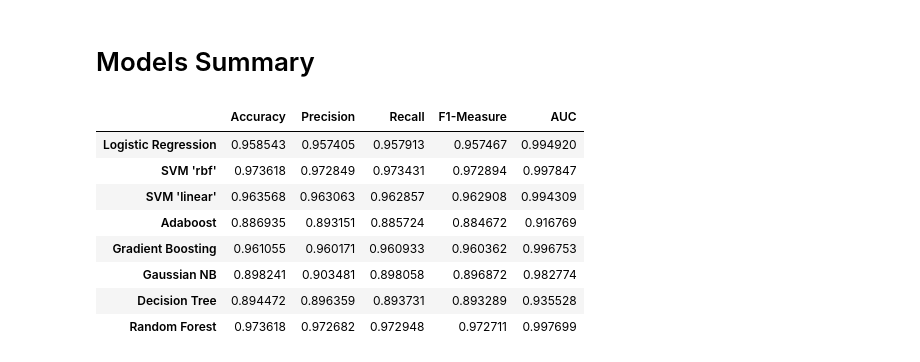
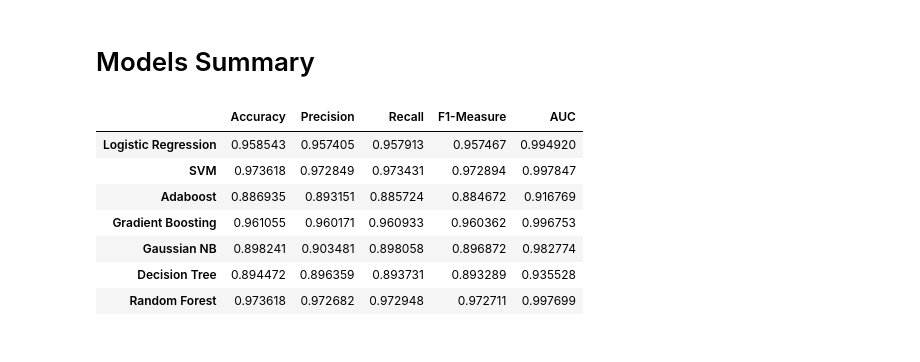
Before and after one commit to Geraldworks/BT4222, a Jupyter notebook: traditional_models_bag_easy.ipynb, the cells around one changed output. Saved outputs shown, nothing was run; the diff lists cells and outputs as text; code cells hidden in the pictures.

```diff
--- a/traditional_models_bag_easy.ipynb
+++ b/traditional_models_bag_easy.ipynb
@@ -131,15 +127,0 @@ software+engineer       0.99      0.99      0.99       220
-# %%
-svm_linear_model = SVC(random_state = 0, kernel = "linear", probability = True)
-svm_linear_model.fit(X_train, y_train_encoded)
-
-svm_linear_model_y_pred = svm_linear_model.predict(X_test)
-svm_linear_model_y_pred_prob = svm_linear_model.predict_proba(X_test)
-
-print(classification_report(y_test_encoded, svm_linear_model_y_pred, target_names = label_encoder.classes_))
-svm_linear_accuracy = accuracy_score(y_test_encoded, svm_linear_model_y_pred)
-svm_linear_precision = precision_score(y_test_encoded, svm_linear_model_y_pred, average = "macro")
-svm_linear_recall = recall_score(y_test_encoded, svm_linear_model_y_pred, average = "macro")
-svm_linear_f1 = f1_score(y_test_encoded, svm_linear_model_y_pred, average = "macro")
-svm_linear_auc = roc_auc_score(y_test_encoded, svm_linear_model_y_pred_prob, multi_class = "ovo")
-svm_linear_metrics = [svm_linear_accuracy, svm_linear_precision, svm_linear_recall, svm_linear_f1, svm_linear_auc]
-pd.DataFrame(svm_linear_metrics, index = ["Accuracy", "Precision", "Recall", "F1-Measure", "AUC"], columns = ["SVM 'linear'"]).T
@@ -309,14 +276,13 @@ software+engineer       0.99      1.00      0.99       220
 # %% [markdown]
 # Models Summary
 # %%
-all_metrics = [logistic_regression_metrics, svm_metrics, svm_linear_metrics, adaboost_metrics, gradient_boosting_metrics, gaussiannb_metrics, decision_tree_metrics, random_forest_metrics]
-metrics_summary = pd.DataFrame(all_metrics, columns = ["Accuracy", "Precision", "Recall", "F1-Measure", "AUC"], index = ["Logistic Regression", "SVM 'rbf'", "SVM 'linear'", "Adaboost", "Gradient Boosting", "Gaussian NB", "Decision Tree", "Random Forest"])
+all_metrics = [logistic_regression_metrics, svm_metrics, adaboost_metrics, gradient_boosting_metrics, gaussiannb_metrics, decision_tree_metrics, random_forest_metrics]
+metrics_summary = pd.DataFrame(all_metrics, columns = ["Accuracy", "Precision", "Recall", "F1-Measure", "AUC"], index = ["Logistic Regression", "SVM", "Adaboost", "Gradient Boosting", "Gaussian NB", "Decision Tree", "Random Forest"])
 metrics_summary
 # %% [output]
 |  | Accuracy | Precision | Recall | F1-Measure | AUC |
 | Logistic Regression | 0.958543 | 0.957405 | 0.957913 | 0.957467 | 0.994920 |
-| SVM 'rbf' | 0.973618 | 0.972849 | 0.973431 | 0.972894 | 0.997847 |
-| SVM 'linear' | 0.963568 | 0.963063 | 0.962857 | 0.962908 | 0.994309 |
+| SVM | 0.973618 | 0.972849 | 0.973431 | 0.972894 | 0.997847 |
 | Adaboost | 0.886935 | 0.893151 | 0.885724 | 0.884672 | 0.916769 |
 | Gradient Boosting | 0.961055 | 0.960171 | 0.960933 | 0.960362 | 0.996753 |
 | Gaussian NB | 0.898241 | 0.903481 | 0.898058 | 0.896872 | 0.982774 |
```
Also changed, not shown: parts of 10 cells of this notebook, 3 other files.
